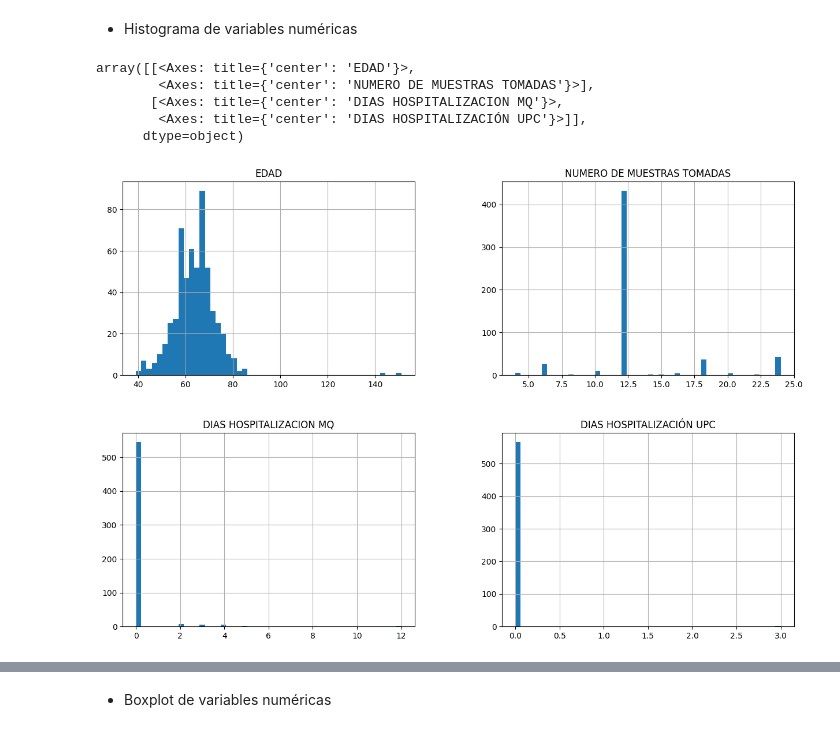
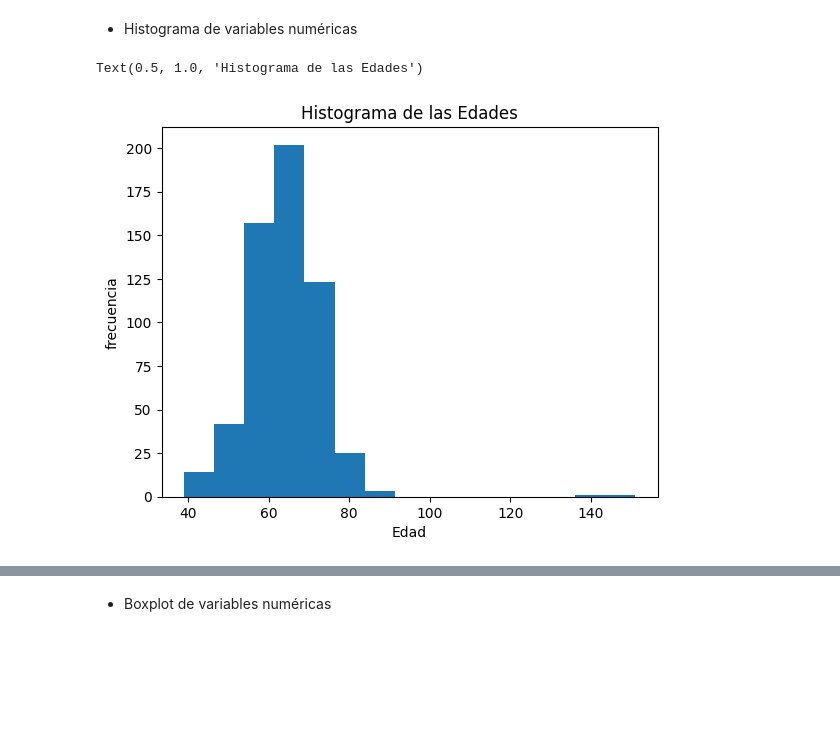
Before and after one commit to SebastianGSVV/Integrador_M6, a Jupyter notebook: Integrador_M6.ipynb, the cells around one changed output, grey strips where cells are left out. Cells and saved outputs as stored; diff of their text form; code cells hidden in the pictures; blank space fills up the shorter version.

```diff
--- a/Integrador_M6.ipynb
+++ b/Integrador_M6.ipynb
@@ -51,12 +60,11 @@ memory usage: 89.2+ KB
 ##### Procedemos a la visualización de los datos
 # %% [markdown]
 + Histograma de variables numéricas
-# %%
-df.hist(bins=50, figsize=(15, 10))
-# %% [output]
-array([[<Axes: title={'center': 'EDAD'}>,
-        <Axes: title={'center': 'NUMERO DE MUESTRAS TOMADAS'}>],
-       [<Axes: title={'center': 'DIAS HOSPITALIZACION MQ'}>,
-        <Axes: title={'center': 'DIAS HOSPITALIZACIÓN UPC'}>]],
-      dtype=object)
-[figure, removed]
+# %%
+plt.hist(df["EDAD"],bins=15)
+plt.xlabel("Edad")
+plt.ylabel("frecuencia")
+plt.title("Histograma de las Edades")
+# %% [output]
+Text(0.5, 1.0, 'Histograma de las Edades')
+[figure, added]
```
Also changed, not shown: parts of 6 cells of this notebook.
